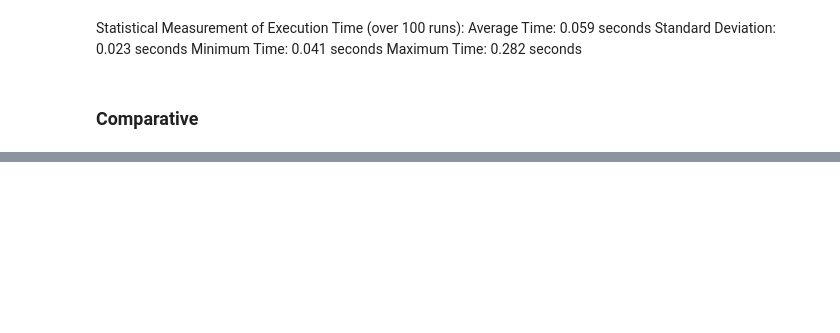
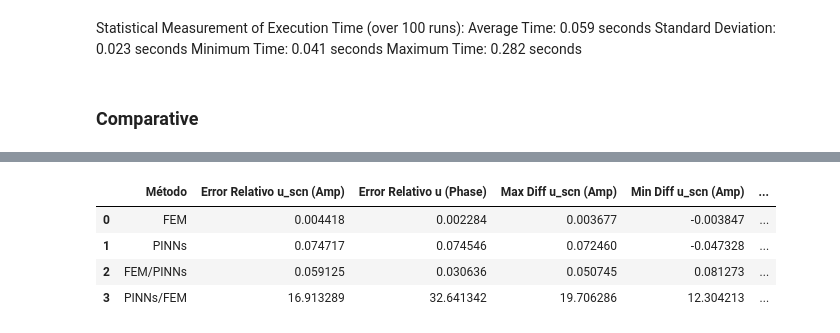
Before and after one commit to oscar-rincon/scattering-problem, a Jupyter notebook: main/analysis_scat_circ.ipynb, the cells around one changed output, grey strips where cells are left out. Drawn from its saved outputs; the diff is of its cells as text; code cells hidden in the pictures; blank space fills up the shorter version.

Commit message:
Add performance metrics CSV files and update displacement prediction functions; modify tiempos.csv and errores.csv for improved accuracy

```diff
--- a/main/analysis_scat_circ.ipynb
+++ b/main/analysis_scat_circ.ipynb
@@ -144,11 +146,11 @@ model_path = 'Scattering.pt'
 model = initialize_and_load_model(model_path)
 
 # Predict the displacement
-u_sc_amp_pinns, u_sc_phase_pinns, u_amp_pinns, u_phase_pinns = predict_displacement_pinns(model, l_se, r_i, k, n_grid)
+u_sc_amp_pinns, u_sc_phase_pinns, u_amp_pinns, u_phase_pinns = predict_displacement_pinns(model, l_e, r_i, k, n_grid)
 
 # Example usage
 u_sc_amp_pinns,u_sc_phase_pinns,u_amp_pinns, u_phase_pinns, diff_uscn_amp_pinns, diff_u_scn_phase_pinns = process_displacement_pinns(
-    model, l_se, r_i, k, n_grid, X, Y, R_exact, u_scn_exact
+    model, l_e, r_i, k, n_grid, X, Y, R_exact, u_scn_exact
 )
 
 plot_pinns_displacements(X, Y, u_sc_amp_pinns, u_amp_pinns, diff_uscn_amp_pinns, u_sc_phase_pinns, u_phase_pinns, diff_u_scn_phase_pinns)
@@ -198,34 +200,36 @@ Maximum Time: 0.282 seconds
 ### Comparative
 # %%
 # Crear un diccionario con los resultados
-resultados = {
-    'Método': ['FEM', 'PINNs'],
-    'Tiempo Promedio (s)': [average_time_fem, average_time_fem],
-    'Desviación Estándar (s)': [std_dev_time_fem, average_time_fem],
-    'Tiempo Mínimo (s)': [min_time_fem, average_time_fem],
-    'Tiempo Máximo (s)': [max_time_fem, average_time_fem]
+resultados_tiempos = {
+    'Método': ['FEM', 'PINNs', 'FEM/PINNs', 'PINNs/FEM'],
+    'Tiempo Promedio (s)': [average_time_fem, average_time_pinns, average_time_fem / average_time_pinns, average_time_pinns / average_time_fem],
+    'Desviación Estándar (s)': [std_dev_time_fem, std_dev_time_pinns, std_dev_time_fem / std_dev_time_pinns, std_dev_time_pinns / std_dev_time_fem],
+    'Tiempo Mínimo (s)': [min_time_fem, min_time_pinns, min_time_fem / min_time_pinns, min_time_pinns / min_time_fem],
+    'Tiempo Máximo (s)': [max_time_fem, max_time_pinns, max_time_fem / max_time_pinns, max_time_pinns / max_time_fem]
 }
 
 # Crear un DataFrame de pandas
-df_resultados = pd.DataFrame(resultados)
+df_resultados_tiempos = pd.DataFrame(resultados_tiempos)
 
-# Guardar el DataFrame en un archivo CSV
-df_resultados.to_csv('tiempos.csv', index=False)
-
+# Guardar el DataFrame en un archivo CSV con tres decimales
+df_resultados_tiempos.to_csv('tiempos.csv', index=False, float_format='%.3f')
 
 # Crear un diccionario con los resultados de errores relativos
 resultados_errores = {
-    'Método': ['FEM', 'PINNs'],
-    'Error Relativo u_scn (Amp)': [rel_error_uscn_amp_fem, rel_error_uscn_amp_pinns],
-    'Error Relativo u (Phase)': [rel_error_uscn_phase_fem, rel_error_uscn_phase_pinns],
-    'Max Diff u_scn (Amp)': [max_diff_uscn_amp_fem, max_diff_uscn_amp_pinns],
-    'Min Diff u_scn (Amp)': [min_diff_uscn_amp_fem, min_diff_uscn_amp_pinns],
-    'Max Diff u (Phase)': [max_diff_u_phase_fem, max_diff_u_phase_pinns],
-    'Min Diff u (Phase)': [min_diff_u_phase_fem, min_diff_u_phase_pinns]
+    'Método': ['FEM', 'PINNs', 'FEM/PINNs', 'PINNs/FEM'],
+    'Error Relativo u_scn (Amp)': [rel_error_uscn_amp_fem, rel_error_uscn_amp_pinns, rel_error_uscn_amp_fem / rel_error_uscn_amp_pinns, rel_error_uscn_amp_pinns / rel_error_uscn_amp_fem],
+    'Error Relativo u (Phase)': [rel_error_uscn_phase_fem, rel_error_uscn_phase_pinns, rel_error_uscn_phase_fem / rel_error_uscn_phase_pinns, rel_error_uscn_phase_pinns / rel_error_uscn_phase_fem],
+    'Max Diff u_scn (Amp)': [max_diff_uscn_amp_fem, max_diff_uscn_amp_pinns, max_diff_uscn_amp_fem / max_diff_uscn_amp_pinns, max_diff_uscn_amp_pinns / max_diff_uscn_amp_fem],
+    'Min Diff u_scn (Amp)': [min_diff_uscn_amp_fem, min_diff_uscn_amp_pinns, min_diff_uscn_amp_fem / min_diff_uscn_amp_pinns, min_diff_uscn_amp_pinns / min_diff_uscn_amp_fem],
+    'Max Diff u_scn (Phase)': [max_diff_u_phase_fem, max_diff_u_phase_pinns, max_diff_u_phase_fem / max_diff_u_phase_pinns, max_diff_u_phase_pinns / max_diff_u_phase_fem],
+    'Min Diff u_scn (Phase)': [min_diff_u_phase_fem, min_diff_u_phase_pinns, min_diff_u_phase_fem / min_diff_u_phase_pinns, min_diff_u_phase_pinns / min_diff_u_phase_fem]
 }
 
 # Crear un DataFrame de pandas
 df_errores = pd.DataFrame(resultados_errores)
 
 # Guardar el DataFrame en un archivo CSV con notación científica
-df_errores.to_csv('datos/errores.csv', index=False, float_format='%.2e')
+df_errores.to_csv('datos/errores.csv', index=False, float_format='%.3e')
+
+# Imprimir los DataFrames
+df_resultados_tiempos
@@ -231,0 +242,8 @@ df_errores.to_csv('datos/errores.csv', index=False, float_format='%.2e')
+# %%
+df_errores
+# %% [output]
+|  | Método | Error Relativo u_scn (Amp) | Error Relativo u (Phase) | Max Diff u_scn (Amp) | Min Diff u_scn (Amp) | ... |
+| 0 | FEM | 0.004418 | 0.002284 | 0.003677 | -0.003847 | ... |
+| 1 | PINNs | 0.074717 | 0.074546 | 0.072460 | -0.047328 | ... |
+| 2 | FEM/PINNs | 0.059125 | 0.030636 | 0.050745 | 0.081273 | ... |
+| 3 | PINNs/FEM | 16.913289 | 32.641342 | 19.706286 | 12.304213 | ... |
```
Also changed, not shown: parts of 6 cells of this notebook, 7 other files.
